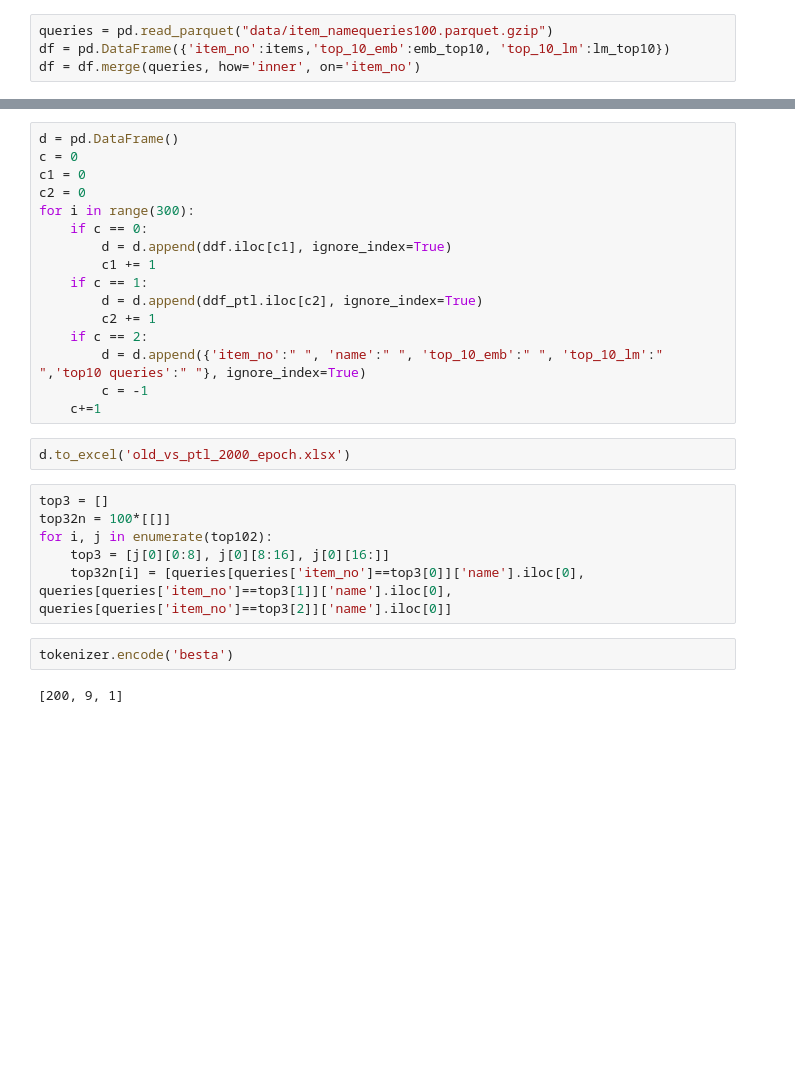
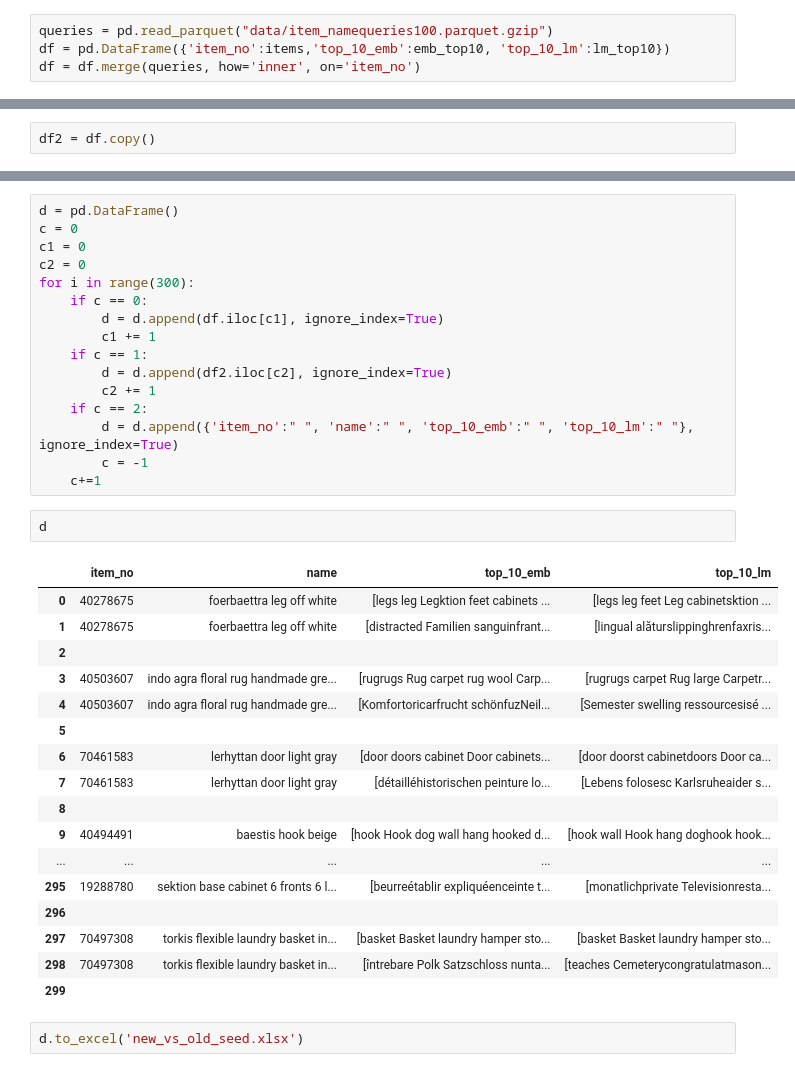
Before and after one commit to gikok/t0code2, a Jupyter notebook: training/data_checker.ipynb, the cells around one changed output, grey strips where cells are left out. Cells and saved outputs as stored; diff of their text form; blank space fills up the shorter version.

```diff
--- a/training/data_checker.ipynb
+++ b/training/data_checker.ipynb
@@ -341,0 +382,2 @@ ddf_ptl = ddf.copy()
+# %%
+df2 = df.copy()
@@ -346,24 +392,34 @@ c1 = 0
 c2 = 0
 for i in range(300):
     if c == 0:
-        d = d.append(ddf.iloc[c1], ignore_index=True)
+        d = d.append(df.iloc[c1], ignore_index=True)
         c1 += 1
     if c == 1:
-        d = d.append(ddf_ptl.iloc[c2], ignore_index=True)
+        d = d.append(df2.iloc[c2], ignore_index=True)
         c2 += 1
     if c == 2:
-        d = d.append({'item_no':" ", 'name':" ", 'top_10_emb':" ", 'top_10_lm':" ",'top10 queries':" "}, ignore_index=True)
+        d = d.append({'item_no':" ", 'name':" ", 'top_10_emb':" ", 'top_10_lm':" "}, ignore_index=True)
         c = -1
     c+=1
+# %%
+d
+# %% [output]
+|  | item_no | name | top_10_emb | top_10_lm |
+| 0 | 40278675 | foerbaettra leg off white | [legs leg Legktion feet cabinets ... | [legs leg feet Leg cabinetsktion ... |
+| 1 | 40278675 | foerbaettra leg off white | [distracted Familien sanguinfrant... | [lingual alăturslippinghrenfaxris... |
+| 2 |  |  |  |  |
+| 3 | 40503607 | indo agra floral rug handmade gre... | [rugrugs Rug carpet rug wool Carp... | [rugrugs carpet Rug large Carpetr... |
+| 4 | 40503607 | indo agra floral rug handmade gre... | [Komfortoricarfrucht schönfuzNeil... | [Semester swelling ressourcesisé ... |
+| 5 |  |  |  |  |
+| 6 | 70461583 | lerhyttan door light gray | [door doors cabinet Door cabinets... | [door doorst cabinetdoors Door ca... |
+| 7 | 70461583 | lerhyttan door light gray | [détailléhistorischen peinture lo... | [Lebens folosesc Karlsruheaider s... |
+| 8 |  |  |  |  |
+| 9 | 40494491 | baestis hook beige | [hook Hook dog wall hang hooked d... | [hook wall Hook hang doghook hook... |
+| ... | ... | ... | ... | ... |
+| 295 | 19288780 | sektion base cabinet 6 fronts 6 l... | [beurreétablir expliquéenceinte t... | [monatlichprivate Televisionresta... |
+| 296 |  |  |  |  |
+| 297 | 70497308 | torkis flexible laundry basket in... | [basket Basket laundry hamper sto... | [basket Basket laundry hamper sto... |
+| 298 | 70497308 | torkis flexible laundry basket in... | [întrebare Polk Satzschloss nunta... | [teaches Cemeterycongratulatmason... |
+| 299 |  |  |  |  |
 # %%
-d.to_excel('old_vs_ptl_2000_epoch.xlsx')
+d.to_excel('new_vs_old_seed.xlsx')
-# %%
-top3 = []
-top32n = 100*[[]]
-for i, j in enumerate(top102):
-    top3 = [j[0][0:8], j[0][8:16], j[0][16:]]
-    top32n[i] = [queries[queries['item_no']==top3[0]]['name'].iloc[0], queries[queries['item_no']==top3[1]]['name'].iloc[0], queries[queries['item_no']==top3[2]]['name'].iloc[0]]
-# %%
-tokenizer.encode('besta')
-# %% [output]
-[200, 9, 1]
```
Also changed, not shown: parts of 12 cells of this notebook, 3 other files.
